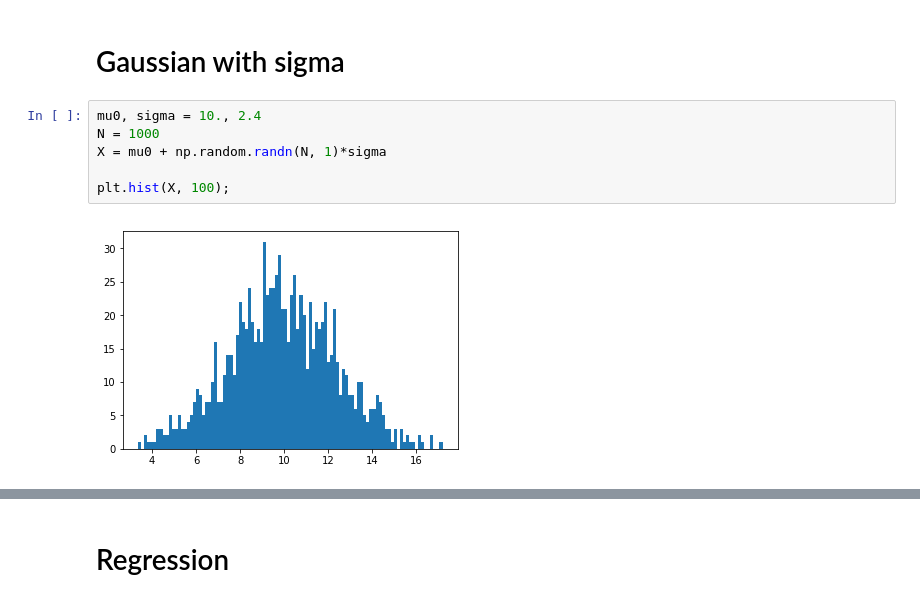
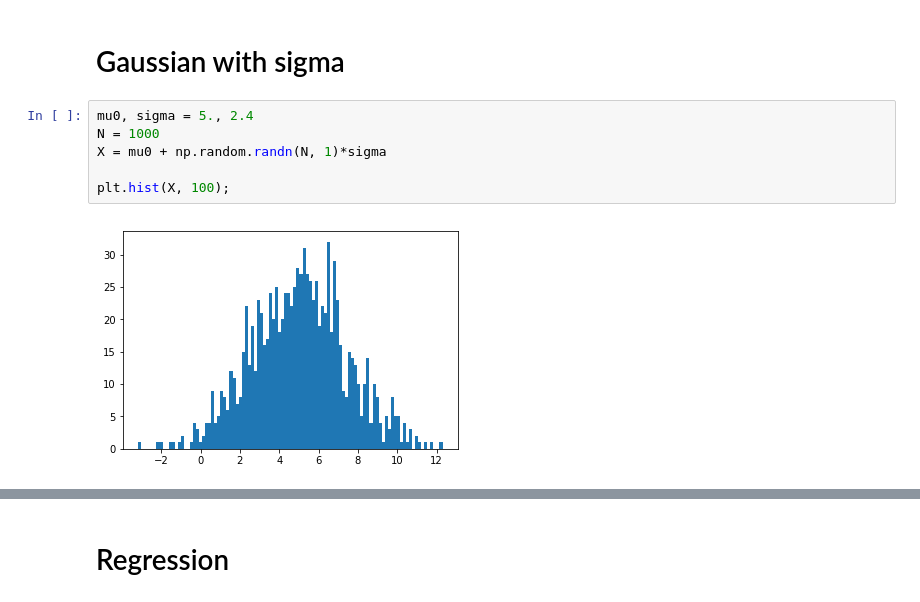
Before and after one commit to pymc-devs/pymc4_prototypes, a Jupyter notebook: pytorch/pymc4_torch/HMC_in_pyro.ipynb, the cells around one changed output, grey strips where cells are left out. Saved outputs shown, nothing was run; the diff lists cells and outputs as text.

```diff
--- a/pytorch/pymc4_torch/HMC_in_pyro.ipynb
+++ b/pytorch/pymc4_torch/HMC_in_pyro.ipynb
@@ -370,13 +412,13 @@ plt.tight_layout();
 # %% [markdown]
 # Gaussian with sigma
 # %%
-mu0, sigma = 10., 2.4
+mu0, sigma = 5., 2.4
 N = 1000
 X = mu0 + np.random.randn(N, 1)*sigma
 
 plt.hist(X, 100);
 # %% [output]
-[figure, old version]
+[figure, new version]
 # %%
 with pm.Model() as m:
     mu = pm.Normal('mu', 0., 100.)
```
Also changed, not shown: parts of 54 cells of this notebook.
